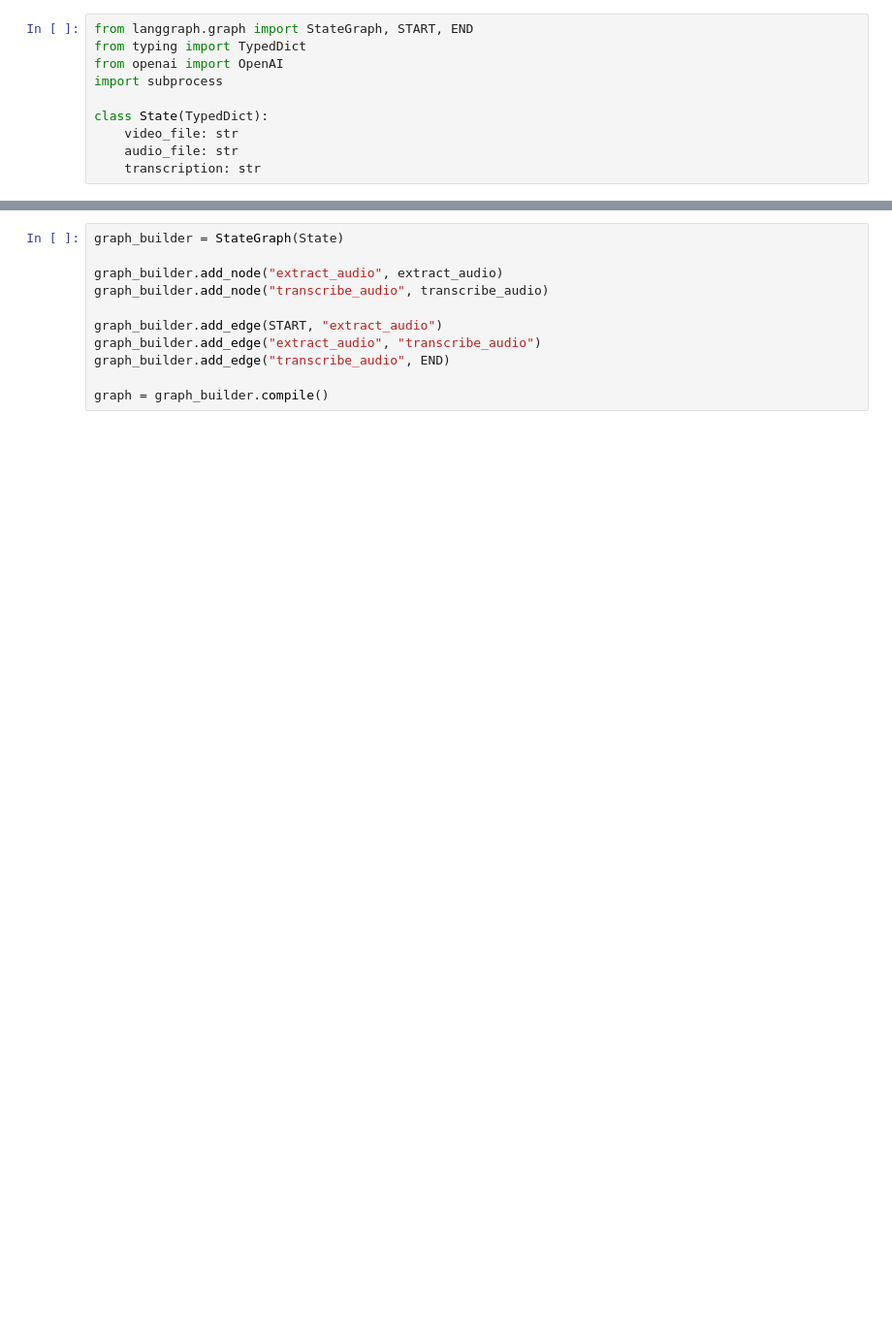
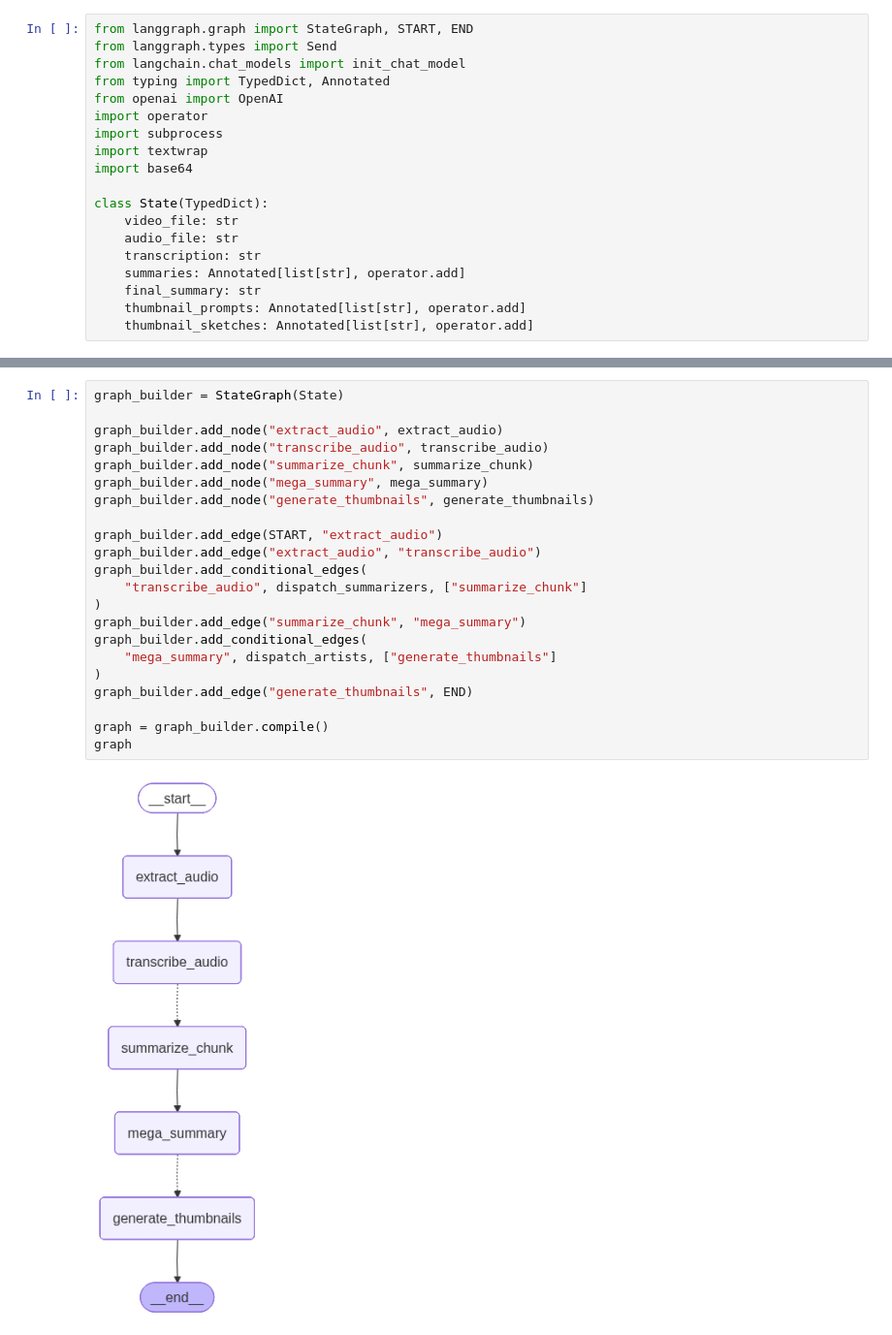
Before and after one commit to Theeojeong/ai-agent-compliation, a Jupyter notebook: langgraph/youtube-thumbnail-maker-agent/main.ipynb, the cells around one changed output, grey strips where cells are left out. Shown at 97% size. Saved outputs shown, nothing was run; the diff lists cells and outputs as text; blank space fills up the shorter version.

Commit message:
update langgraph/youtube-thumbnail-maker-agent

```diff
--- a/langgraph/youtube-thumbnail-maker-agent/main.ipynb
+++ b/langgraph/youtube-thumbnail-maker-agent/main.ipynb
@@ -1,13 +1,22 @@
 # %%
 from langgraph.graph import StateGraph, START, END
-from typing import TypedDict
+from langgraph.types import Send
+from langchain.chat_models import init_chat_model
+from typing import TypedDict, Annotated
 from openai import OpenAI
+import operator
 import subprocess
+import textwrap
+import base64
 
 class State(TypedDict):
     video_file: str
     audio_file: str
     transcription: str
+    summaries: Annotated[list[str], operator.add]
+    final_summary: str
+    thumbnail_prompts: Annotated[list[str], operator.add]
+    thumbnail_sketches: Annotated[list[str], operator.add]
 # %%
 def extract_audio(state: State):
     output_file = state["video_file"].replace("mp4", "mp3")
@@ -42,14 +149,27 @@ def transcribe_audio(state: State):
 # %%
 graph_builder = StateGraph(State)
 
 graph_builder.add_node("extract_audio", extract_audio)
 graph_builder.add_node("transcribe_audio", transcribe_audio)
+graph_builder.add_node("summarize_chunk", summarize_chunk)
+graph_builder.add_node("mega_summary", mega_summary)
+graph_builder.add_node("generate_thumbnails", generate_thumbnails)
 
 graph_builder.add_edge(START, "extract_audio")
 graph_builder.add_edge("extract_audio", "transcribe_audio")
-graph_builder.add_edge("transcribe_audio", END)
+graph_builder.add_conditional_edges(
+    "transcribe_audio", dispatch_summarizers, ["summarize_chunk"]
+)
+graph_builder.add_edge("summarize_chunk", "mega_summary")
+graph_builder.add_conditional_edges(
+    "mega_summary", dispatch_artists, ["generate_thumbnails"]
+)
+graph_builder.add_edge("generate_thumbnails", END)
 
 graph = graph_builder.compile()
+graph
+# %% [output]
+[figure, added]
 # %%
 graph.invoke(
     {
```
Also changed, not shown: parts of 2 cells of this notebook, 4 other files.
